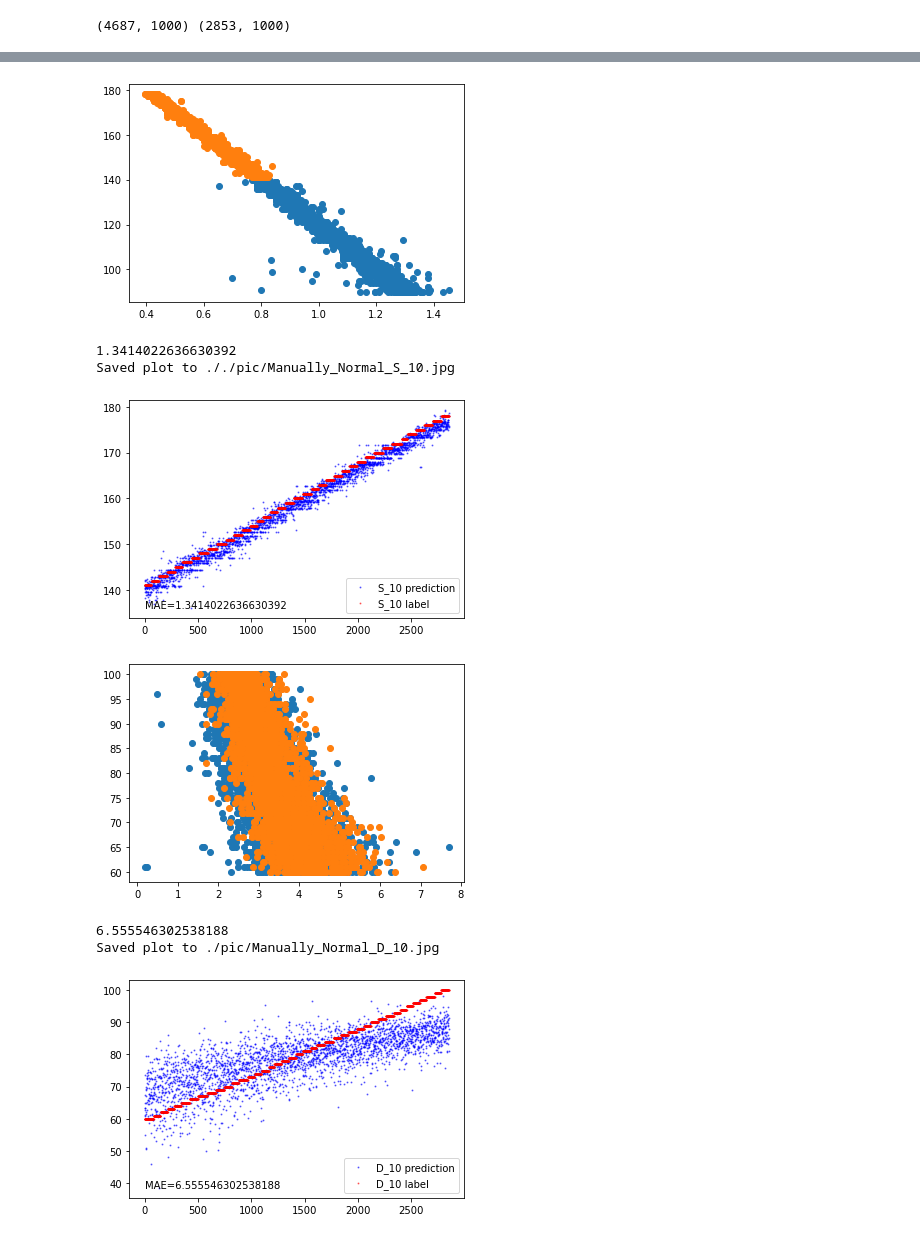
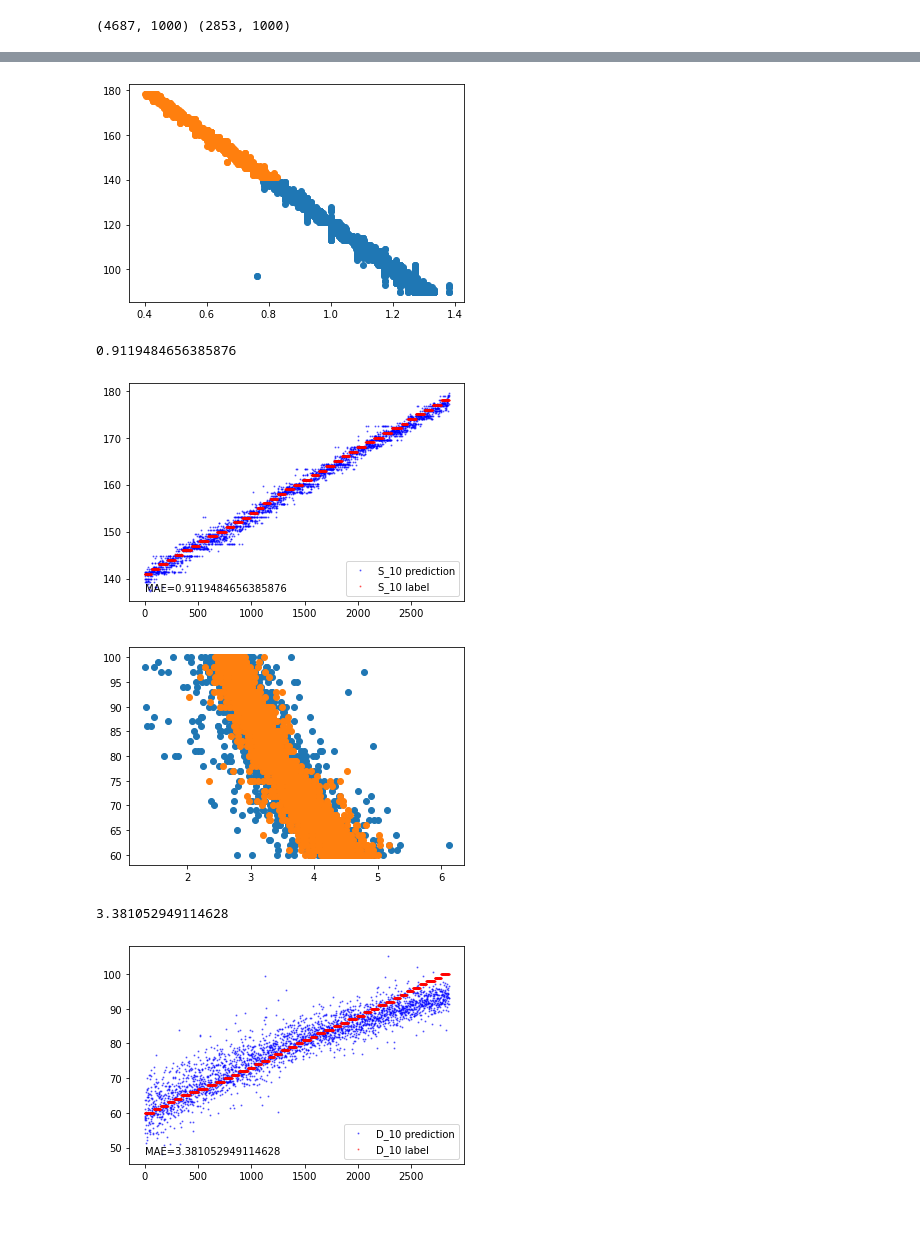
Before and after one commit to A-Big-Tortoise/NRSR_Research, a Jupyter notebook: Code/Week7/Normal_Noise.ipynb, the cells around one changed output, grey strips where cells are left out. Saved outputs shown, nothing was run; the diff lists cells and outputs as text; code cells hidden in the pictures.

```diff
--- a/Code/Week7/Normal_Noise.ipynb
+++ b/Code/Week7/Normal_Noise.ipynb
@@ -292,18 +229,15 @@ if __name__=='__main__':
 
     print(signals_n_0_train.shape, signals_n_0_test.shape)
 
-    signals_n_x_train = signals_n_0_train + np.random.normal(loc=0.0, scale=1, size=signals_n_0_train.shape) * 1e-6
-    signals_n_x_test = signals_n_0_test + np.random.normal(loc=0.0, scale=1, size=signals_n_0_test.shape) * 1e-6
-
+    # signals_n_x_train = signals_n_0_train + np.random.normal(loc=0.0, scale=1, size=signals_n_0_train.shape) * 1e-6
+    # signals_n_x_test = signals_n_0_test + np.random.normal(loc=0.0, scale=1, size=signals_n_0_test.shape) * 1e-6
 
     def extract(signals, labels, clean_signals, aplha):
         features = []
         idxs = []
         for cnt, signal in enumerate(signals):
             hr = labels[cnt, 2]
-            # wiener_signal = wiener(signal, hr, False)
-            wiener_signal = signal
-            fft_wiener_signal = fft_denoise(wiener_signal, 2)
+            fft_wiener_signal = fft_denoise(signal, 2)
             # large_peaks, _ = find_peaks(fft_wiener_signal, height=np.max(fft_wiener_signal) * 0.5, distance=30)
             #
             # plt.figure()
@@ -317,29 +251,11 @@ if __name__=='__main__':
             if len(peaks) % 2 != 0:
                 peaks = np.delete(peaks, len(peaks) - 1)
 
-            # try:
             feature = get_features(fft_wiener_signal, peaks)
             features.append(feature)
-            # except(Exception):
-
-            # if cnt % 61 == 0:
-            #     plt.figure()
-            #     plt.plot(clean_signals[cnt])
-            #     plt.plot(fft_wiener_signal)
-            #     plt.scatter(peaks, fft_wiener_signal[peaks])
-            #     plt.title(f'S:{labels[cnt, 4]} f:{feature[0]}')
-            #     plt.show()
-
-            # template_feature = segmentation(fft_wiener_signal, large_peaks, h, d, labels[cnt, 4], labels[cnt, 5])
-            # if template_feature is not None:
-            #
-            #     template_features.append(template_feature)
-
-            # if cnt > 1000:
-            #     break
         return np.array(features), np.array(idxs)
 
-    features_train, idxs_train = extract(signals_n_x_train, labels_n_0_train,signals_n_0_train, 1)
-    features_test, idxs_test = extract(signals_n_x_test, labels_n_0_test, signals_n_0_test, 1.2)
+    features_train, idxs_train = extract(signals_n_0_train, labels_n_0_train,signals_n_0_train, 1)
+    features_test, idxs_test = extract(signals_n_0_test, labels_n_0_test, signals_n_0_test, 1.2)
 # %% [output]
 (4687, 1000) (2853, 1000)
@@ -355,31 +276,29 @@ if __name__=='__main__':
     yhat = reg.predict(np.array(features_test)[:, 0].reshape(-1, 1))
     print(np.mean(np.abs(yhat - labels_n_0_test[:, 4])))
 
-    from Code.Tutorial.utils import plot_2vectors
+    from Tutorial.dsp_utils import plot_2vectors
 
-    plot_2vectors( labels_n_0_test[:, 4], yhat, True, 'S_10', '././pic/Manually_Normal_S_10')
+    plot_2vectors( labels_n_0_test[:, 4], yhat, False, 'S_10', '././pic/Manually_Normal_S_10')
 # %% [output]
-[figure, old version]
+[figure, new version]
-1.3414022636630392
-Saved plot to ././pic/Manually_Normal_S_10.jpg
+0.9119484656385876
-[figure, old version]
+[figure, new version]
 # %%
     plt.figure()
     plt.scatter(np.array(features_train)[:, 1], labels_n_0_train[:, 5])
     plt.scatter(np.array(features_test)[:, 1], labels_n_0_test[:, 5])
     plt.show()
 
     # from sklearn.linear_model import LinearRegression as LR
 
     reg = LR().fit(np.nan_to_num(np.array(features_train)[:, 1]).reshape(-1, 1), np.nan_to_num(labels_n_0_train[:, 5]))
     yhat = reg.predict(np.nan_to_num(np.array(features_test[:, 1])).reshape(-1, 1))
     print(np.mean(np.abs(yhat - labels_n_0_test[:, 5])))
 
-    from Code.Tutorial.utils import plot_2vectors
+    from Tutorial.dsp_utils import plot_2vectors
 
-    plot_2vectors( labels_n_0_test[:, 5], yhat,  True, 'D_10', './pic/Manually_Normal_D_10')
+    plot_2vectors( labels_n_0_test[:, 5], yhat,  False, 'D_10', './pic/Manually_Normal_D_10')
 # %% [output]
-[figure, old version]
+[figure, new version]
-6.555546302538188
-Saved plot to ./pic/Manually_Normal_D_10.jpg
+3.381052949114628
-[figure, old version]
+[figure, new version]
```
Also changed, not shown: parts of 6 cells of this notebook, 5 other files.
